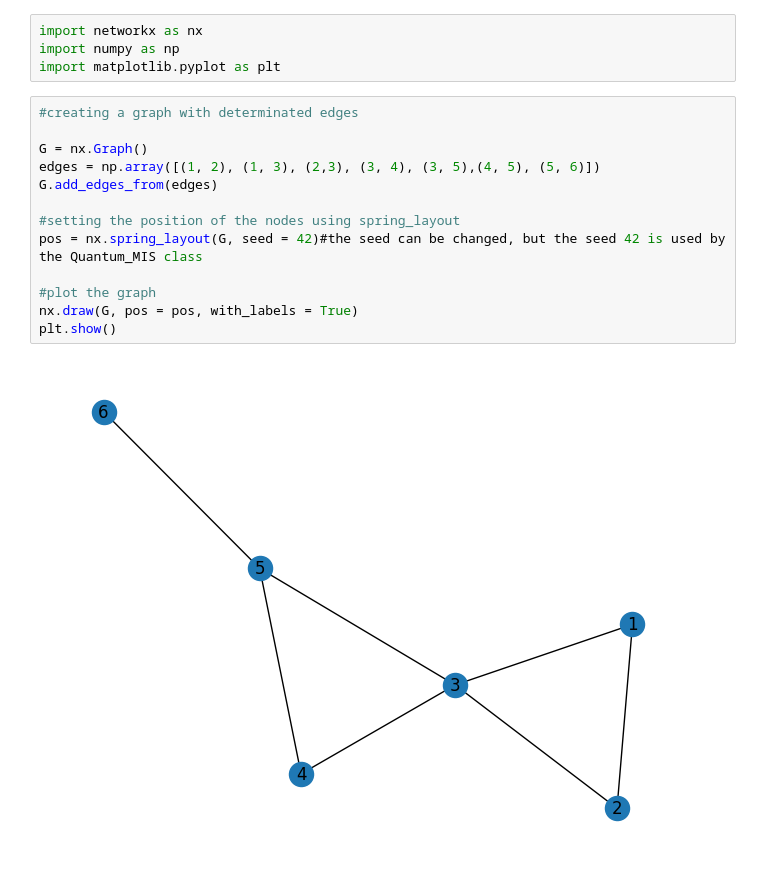
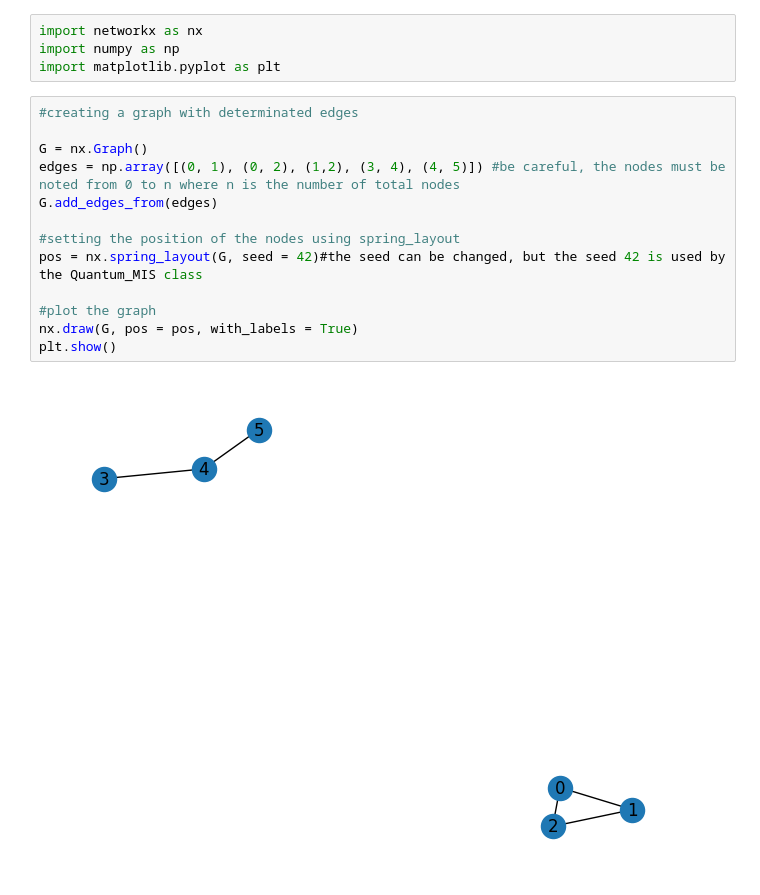
Before and after one commit to inking02/ReQpex, a Jupyter notebook: tutorial.ipynb, the cells around one changed output. Saved outputs shown, nothing was run; the diff lists cells and outputs as text.

```diff
--- a/tutorial.ipynb
+++ b/tutorial.ipynb
@@ -9,18 +9,18 @@ import matplotlib.pyplot as plt
 # %%
 #creating a graph with determinated edges
 
 G = nx.Graph()
-edges = np.array([(1, 2), (1, 3), (2,3), (3, 4), (3, 5),(4, 5), (5, 6)])
+edges = np.array([(0, 1), (0, 2), (1,2), (3, 4), (4, 5)]) #be careful, the nodes must be noted from 0 to n where n is the number of total nodes
 G.add_edges_from(edges)
 
 #setting the position of the nodes using spring_layout
 pos = nx.spring_layout(G, seed = 42)#the seed can be changed, but the seed 42 is used by the Quantum_MIS class
 
 #plot the graph
 nx.draw(G, pos = pos, with_labels = True)
 plt.show()
 # %% [output]
-[figure, old version]
+[figure, new version]
 # %%
 #creating the quantum solver object
 from QMIS_code.Quantum_MIS import Quantum_MIS
```
Also changed, not shown: parts of 7 cells of this notebook, 4 other files.
